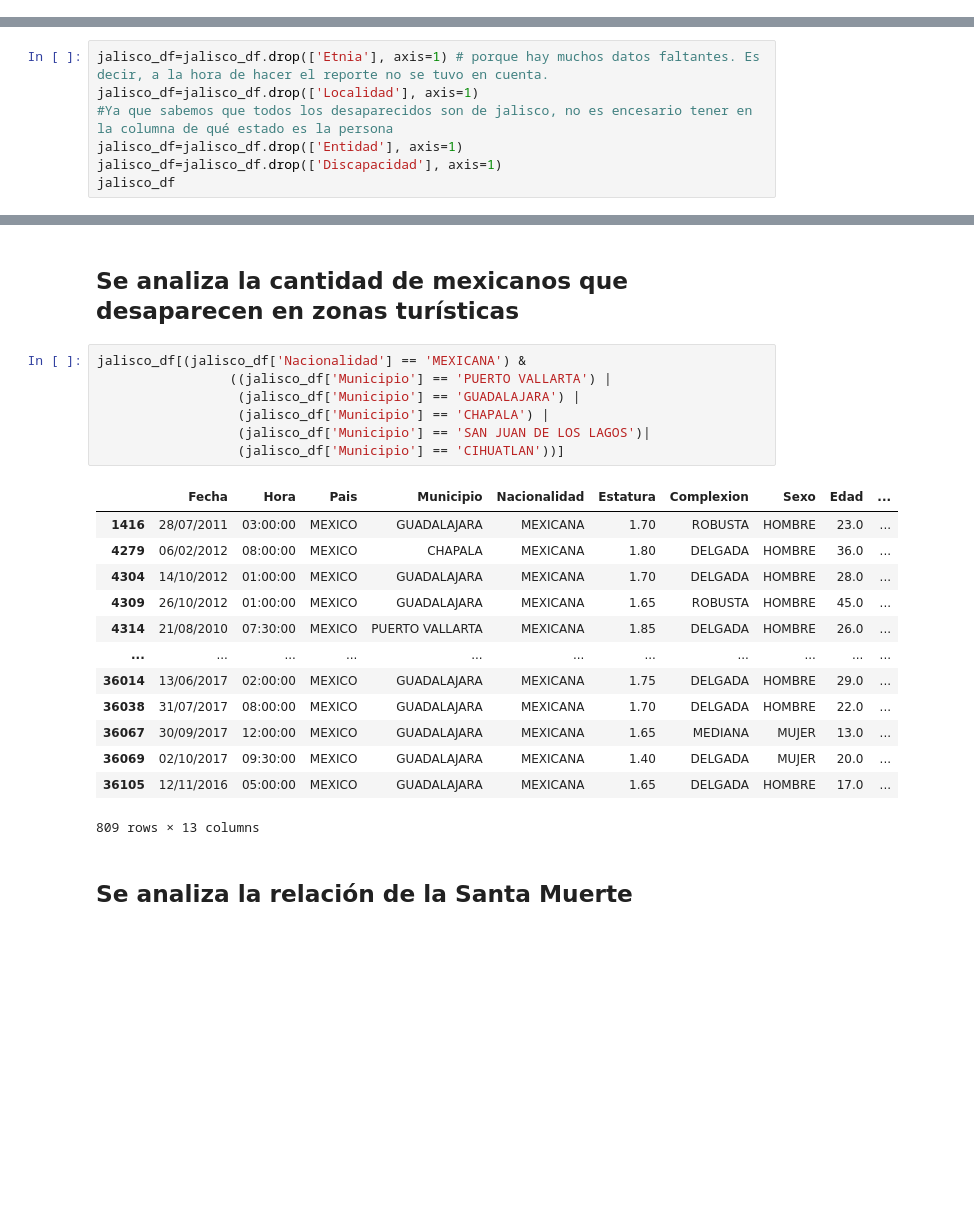
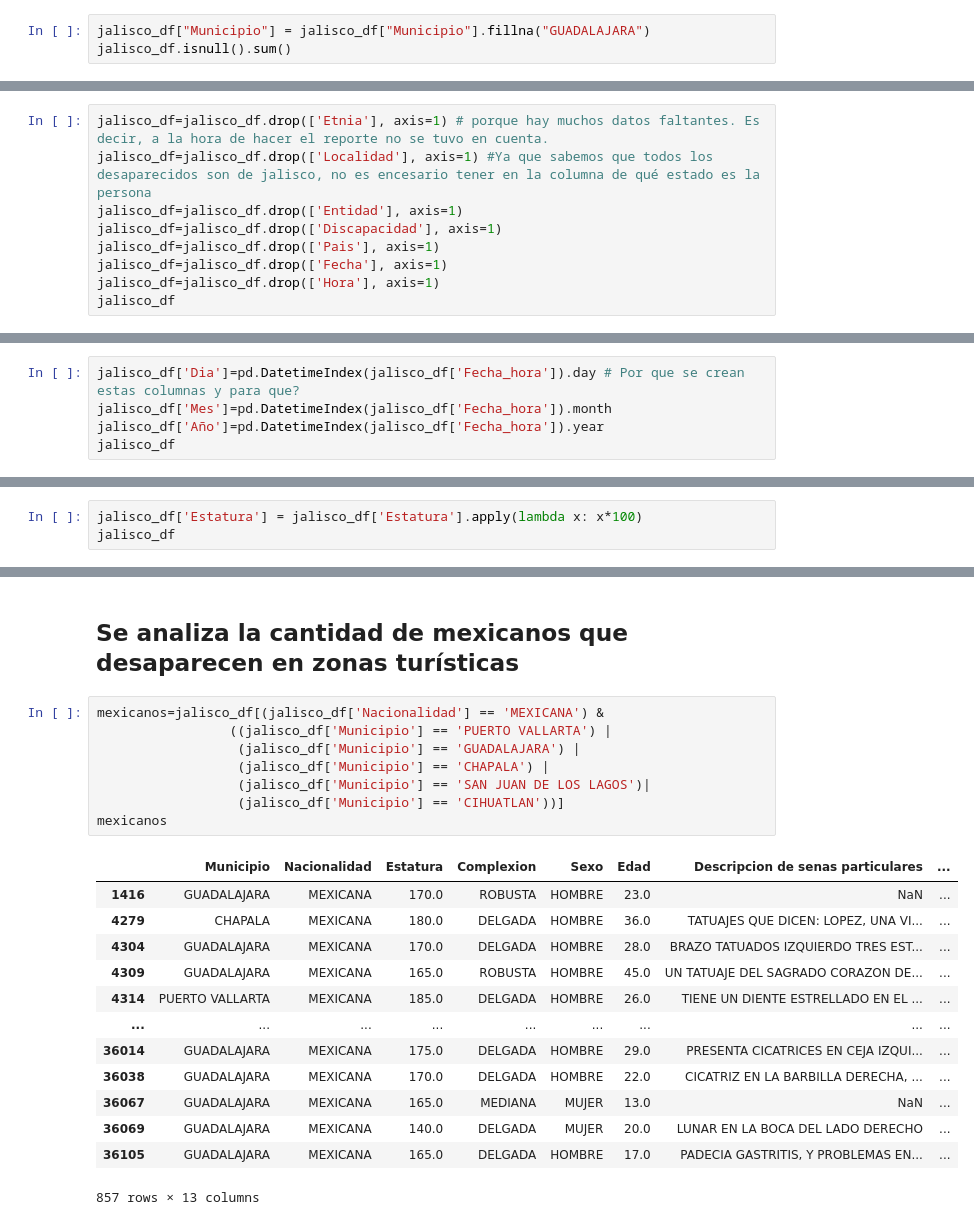
Before and after one commit to mafer-saes01/Proyecto_ASE, a Jupyter notebook: ProyectoASE.ipynb, the cells around one changed output, grey strips where cells are left out. Drawn from its saved outputs; the diff is of its cells as text; blank space fills up the shorter version.

```diff
--- a/ProyectoASE.ipynb
+++ b/ProyectoASE.ipynb
@@ -223,0 +249,3 @@ jalisco_df["Edad"] = jalisco_df["Edad"].fillna(jalisco_df["Edad"].mean())
+# %%
+jalisco_df["Municipio"] = jalisco_df["Municipio"].fillna("GUADALAJARA")
+jalisco_df.isnull().sum()
@@ -283,9 +334,11 @@ See the caveats in the documentation: https://pandas.pydata.org/pandas-docs/stab
 ## Se elimina las columnas que no serán necesarias para el proyecto
 # %%
 jalisco_df=jalisco_df.drop(['Etnia'], axis=1) # porque hay muchos datos faltantes. Es decir, a la hora de hacer el reporte no se tuvo en cuenta.
-jalisco_df=jalisco_df.drop(['Localidad'], axis=1)
-#Ya que sabemos que todos los desaparecidos son de jalisco, no es encesario tener en la columna de qué estado es la persona
+jalisco_df=jalisco_df.drop(['Localidad'], axis=1) #Ya que sabemos que todos los desaparecidos son de jalisco, no es encesario tener en la columna de qué estado es la persona
 jalisco_df=jalisco_df.drop(['Entidad'], axis=1)
 jalisco_df=jalisco_df.drop(['Discapacidad'], axis=1)
+jalisco_df=jalisco_df.drop(['Pais'], axis=1)
+jalisco_df=jalisco_df.drop(['Fecha'], axis=1)
+jalisco_df=jalisco_df.drop(['Hora'], axis=1)
 jalisco_df
 # %% [output]
@@ -304,0 +358,5 @@ jalisco_df
+# %%
+jalisco_df['Dia']=pd.DatetimeIndex(jalisco_df['Fecha_hora']).day # Por que se crean estas columnas y para que?
+jalisco_df['Mes']=pd.DatetimeIndex(jalisco_df['Fecha_hora']).month
+jalisco_df['Año']=pd.DatetimeIndex(jalisco_df['Fecha_hora']).year
+jalisco_df
@@ -304,0 +377,3 @@ jalisco_df
+# %%
+jalisco_df['Estatura'] = jalisco_df['Estatura'].apply(lambda x: x*100)
+jalisco_df
@@ -420,25 +524,24 @@ extranjeros
 # %% [markdown]
 ## Se analiza la cantidad de mexicanos que desaparecen en zonas turísticas
 # %%
-jalisco_df[(jalisco_df['Nacionalidad'] == 'MEXICANA') &
+mexicanos=jalisco_df[(jalisco_df['Nacionalidad'] == 'MEXICANA') &
                  ((jalisco_df['Municipio'] == 'PUERTO VALLARTA') |
                   (jalisco_df['Municipio'] == 'GUADALAJARA') |
                   (jalisco_df['Municipio'] == 'CHAPALA') |
                   (jalisco_df['Municipio'] == 'SAN JUAN DE LOS LAGOS')|
                   (jalisco_df['Municipio'] == 'CIHUATLAN'))]
+mexicanos
 # %% [output]
-|  | Fecha | Hora | Pais | Municipio | Nacionalidad | Estatura | Complexion | Sexo | Edad | ... |
-| 1416 | 28/07/2011 | 03:00:00 | MEXICO | GUADALAJARA | MEXICANA | 1.70 | ROBUSTA | HOMBRE | 23.0 | ... |
-| 4279 | 06/02/2012 | 08:00:00 | MEXICO | CHAPALA | MEXICANA | 1.80 | DELGADA | HOMBRE | 36.0 | ... |
-| 4304 | 14/10/2012 | 01:00:00 | MEXICO | GUADALAJARA | MEXICANA | 1.70 | DELGADA | HOMBRE | 28.0 | ... |
-| 4309 | 26/10/2012 | 01:00:00 | MEXICO | GUADALAJARA | MEXICANA | 1.65 | ROBUSTA | HOMBRE | 45.0 | ... |
-| 4314 | 21/08/2010 | 07:30:00 | MEXICO | PUERTO VALLARTA | MEXICANA | 1.85 | DELGADA | HOMBRE | 26.0 | ... |
-| ... | ... | ... | ... | ... | ... | ... | ... | ... | ... | ... |
-| 36014 | 13/06/2017 | 02:00:00 | MEXICO | GUADALAJARA | MEXICANA | 1.75 | DELGADA | HOMBRE | 29.0 | ... |
-| 36038 | 31/07/2017 | 08:00:00 | MEXICO | GUADALAJARA | MEXICANA | 1.70 | DELGADA | HOMBRE | 22.0 | ... |
-| 36067 | 30/09/2017 | 12:00:00 | MEXICO | GUADALAJARA | MEXICANA | 1.65 | MEDIANA | MUJER | 13.0 | ... |
-| 36069 | 02/10/2017 | 09:30:00 | MEXICO | GUADALAJARA | MEXICANA | 1.40 | DELGADA | MUJER | 20.0 | ... |
-| 36105 | 12/11/2016 | 05:00:00 | MEXICO | GUADALAJARA | MEXICANA | 1.65 | DELGADA | HOMBRE | 17.0 | ... |
+|  | Municipio | Nacionalidad | Estatura | Complexion | Sexo | Edad | Descripcion de senas particulares | ... |
+| 1416 | GUADALAJARA | MEXICANA | 170.0 | ROBUSTA | HOMBRE | 23.0 | NaN | ... |
+| 4279 | CHAPALA | MEXICANA | 180.0 | DELGADA | HOMBRE | 36.0 | TATUAJES QUE DICEN: LOPEZ, UNA VI... | ... |
+| 4304 | GUADALAJARA | MEXICANA | 170.0 | DELGADA | HOMBRE | 28.0 | BRAZO TATUADOS IZQUIERDO TRES EST... | ... |
+| 4309 | GUADALAJARA | MEXICANA | 165.0 | ROBUSTA | HOMBRE | 45.0 | UN TATUAJE DEL SAGRADO CORAZON DE... | ... |
+| 4314 | PUERTO VALLARTA | MEXICANA | 185.0 | DELGADA | HOMBRE | 26.0 | TIENE UN DIENTE ESTRELLADO EN EL ... | ... |
+| ... | ... | ... | ... | ... | ... | ... | ... | ... |
+| 36014 | GUADALAJARA | MEXICANA | 175.0 | DELGADA | HOMBRE | 29.0 | PRESENTA CICATRICES EN CEJA IZQUI... | ... |
+| 36038 | GUADALAJARA | MEXICANA | 170.0 | DELGADA | HOMBRE | 22.0 | CICATRIZ EN LA BARBILLA DERECHA, ... | ... |
+| 36067 | GUADALAJARA | MEXICANA | 165.0 | MEDIANA | MUJER | 13.0 | NaN | ... |
+| 36069 | GUADALAJARA | MEXICANA | 140.0 | DELGADA | MUJER | 20.0 | LUNAR EN LA BOCA DEL LADO DERECHO | ... |
+| 36105 | GUADALAJARA | MEXICANA | 165.0 | DELGADA | HOMBRE | 17.0 | PADECIA GASTRITIS, Y PROBLEMAS EN... | ... |
-809 rows × 13 columns
+857 rows × 13 columns
-# %% [markdown]
-## Se analiza la relación de la Santa Muerte
```
Also changed, not shown: parts of 48 cells of this notebook.
